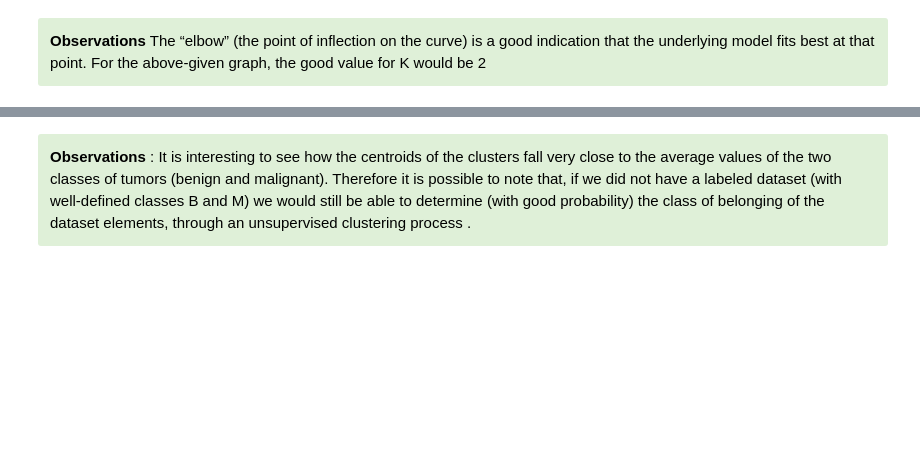
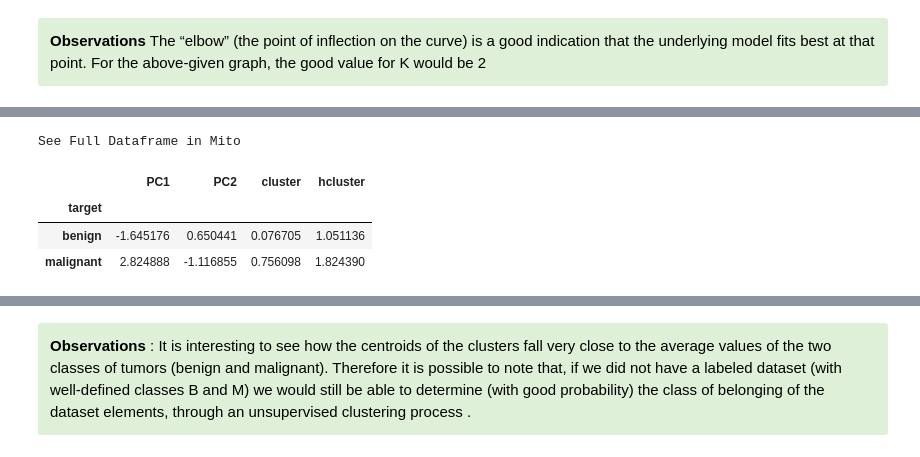
Before and after one commit to EMbeDS-education/StatsAndComputing20212022, a Jupyter notebook: PDA/jupyter/jupyterNotebooks/M2_05BreastCancer_Unsupervised.ipynb, the cells around one changed output, grey strips where cells are left out. Drawn from its saved outputs; the diff is of its cells as text; code cells hidden in the pictures; blank space fills up the shorter version.

```diff
--- a/PDA/jupyter/jupyterNotebooks/M2_05BreastCancer_Unsupervised.ipynb
+++ b/PDA/jupyter/jupyterNotebooks/M2_05BreastCancer_Unsupervised.ipynb
@@ -346,3 +439,12 @@ pc_df['cluster'] = kmeans.labels_
+# %%
+pc_df.groupby('cluster').mean()
+pc_df.groupby('target').mean()
+# %% [output]
+See Full Dataframe in Mito
+|  | PC1 | PC2 | cluster | hcluster |
+| target |  |  |  |  |
+| benign | -1.645176 | 0.650441 | 0.076705 | 1.051136 |
+| malignant | 2.824888 | -1.116855 | 0.756098 | 1.824390 |
 # %%
 plt.figure(figsize=(12, 7))
 # scatter plot to group data points with different colors
```
Also changed, not shown: parts of 35 cells of this notebook, 5 other files.
